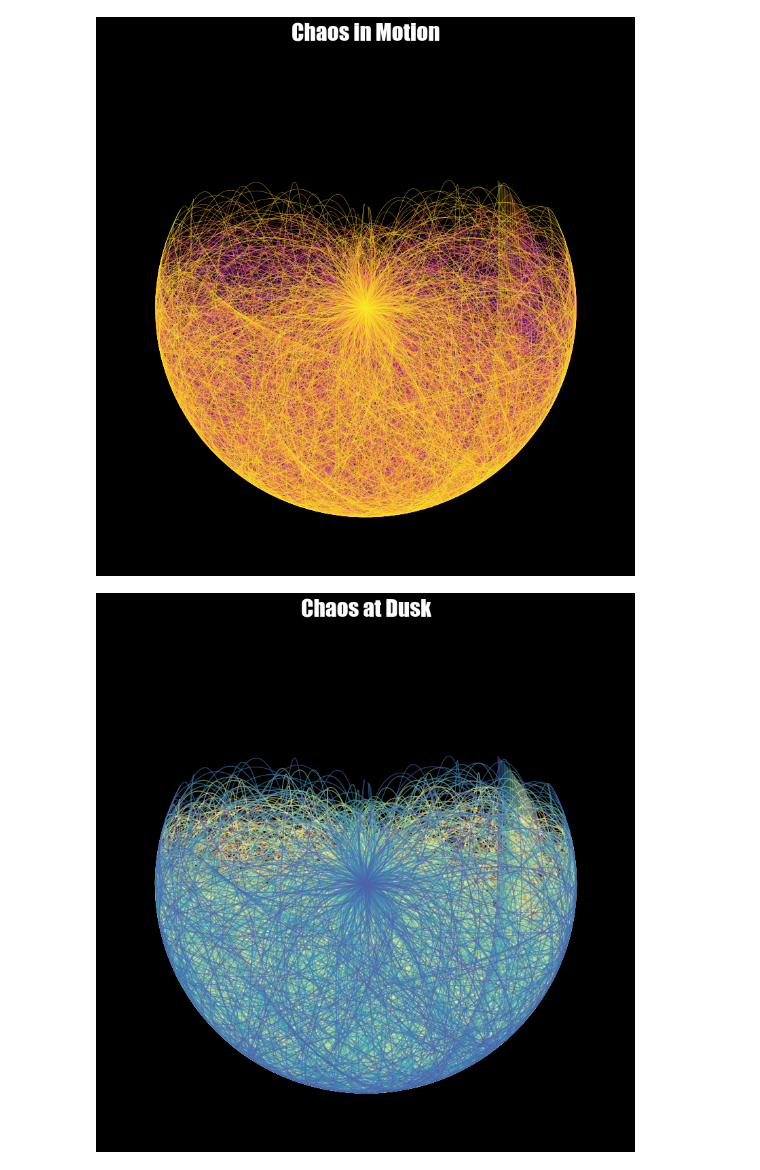
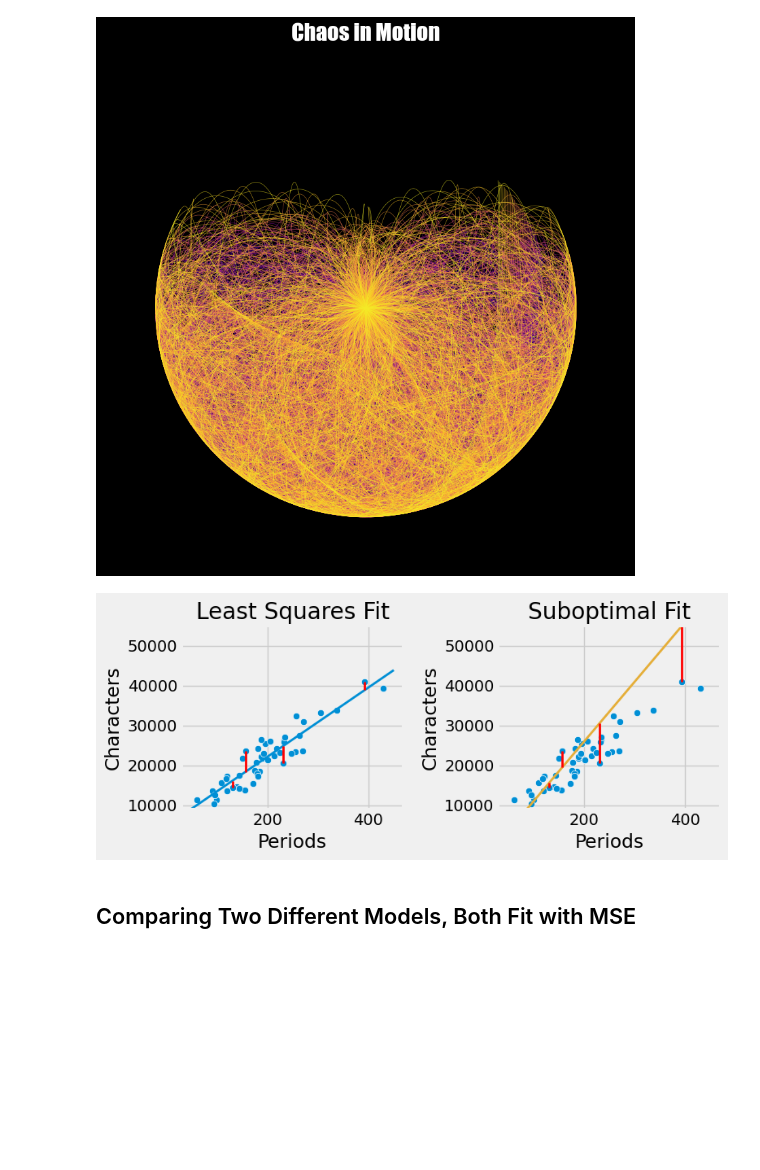
Before and after one commit to jordanarlan/UC-Berkeley-DS100, a Jupyter notebook: Week 6/Models_2.ipynb, the cells around one changed output. Cells and saved outputs as stored; diff of their text form; code cells hidden in the pictures; blank space fills up the shorter version.

Commit message:
finished models_2

```diff
--- a/Week 6/Untitled-1.ipynb
+++ b/Week 6/Models_2.ipynb
@@ -212,37 +212,3 @@ ax.tick_params(colors='white')
 plt.show()
 # %% [output]
 [figure]
-# %%
-# Create a new figure and axis, with a black background
-fig, ax = plt.subplots(figsize=(10, 10))
-fig.patch.set_facecolor('black')
-
-# Simulate and plot the paths of multiple pendulums with slightly different initial conditions
-for i in range(50):
-    # Initial conditions: theta1, dtheta1/dt, theta2, dtheta2/dt.
-    Y0 = [3*np.pi/7 + 0.01*i, 0, 3*np.pi/4 + 0.01*i, 0]
-    x2, y2 = calculate_path(Y0)
-
-    # Create a color map to represent each pendulum
-    color = plt.cm.Spectral(i / 50)
-
-    # Plot the path of the pendulum with the color
-    ax.plot(x2, y2, color=color, alpha=0.6, linewidth=1)
-
-# Set the plot title with a specific font
-plt.title('Chaos at Dusk', color='white', fontsize=24, fontname='fantasy')
-
-# Set the plot limits
-plt.xlim([-2.5, 2.5])
-plt.ylim([-2.5, 2.5])
-
-# Add a subtle grid
-ax.grid(True, linestyle='-', color='white', alpha=0.5)
-
-# Remove labels and set the ticks color to white
-ax.axis('off')
-ax.tick_params(colors='white')
-
-plt.show()
-# %% [output]
-[figure, removed]
@@ -248,0 +239,40 @@ plt.show()
+# %%
+plt.style.use('fivethirtyeight')
+%matplotlib inline
+colors = plt.rcParams['axes.prop_cycle'].by_key()['color']
+
+use_good = False
+
+lw_df = pd.read_csv("/Users/jordan.arlan/Documents/DS100/Data/little_women.csv")
+
+linear_fits = [
+    #    a,   b,     label,    color
+    ( 4745,  87,  "Least Squares Fit", colors[0]),
+    (-4000, 150,  "Suboptimal Fit", colors[2]),
+    #(50000, -50, "Bad Fit", colors[3])
+]
+
+# Create 2 subplots stacked into 2 columns (i.e. 1 x 2)
+nplots = len(linear_fits)
+fig, axs = plt.subplots(1, nplots, figsize=(4*nplots, 3.5))
+for i in range(nplots):
+    ax = axs[i]
+    a, b, label, color = linear_fits[i]
+
+    # Plot data and line
+    sns.scatterplot(data=lw_df, x="Periods", y="Characters", ax=ax)
+    xlims = np.array([50, 450])
+    ax.plot(xlims, a + b * xlims, lw=2, label=label, c=color)
+
+    # Plot residuals for some points
+    sample = [[131, 14431], [231, 20558], [392, 40935], [157, 23524]]
+    for x, y in sample:
+        yhat = a + b*x
+        ax.plot([x, x], [y, yhat], color='r', lw=2)
+    ax.set_title(label)
+    ax.set_ylim((9000, 55000))
+fig.tight_layout()
+# %% [output]
+[figure, added]
+# %% [markdown]
+## Comparing Two Different Models, Both Fit with MSE
```
Also changed, not shown: parts of 32 cells of this notebook.
